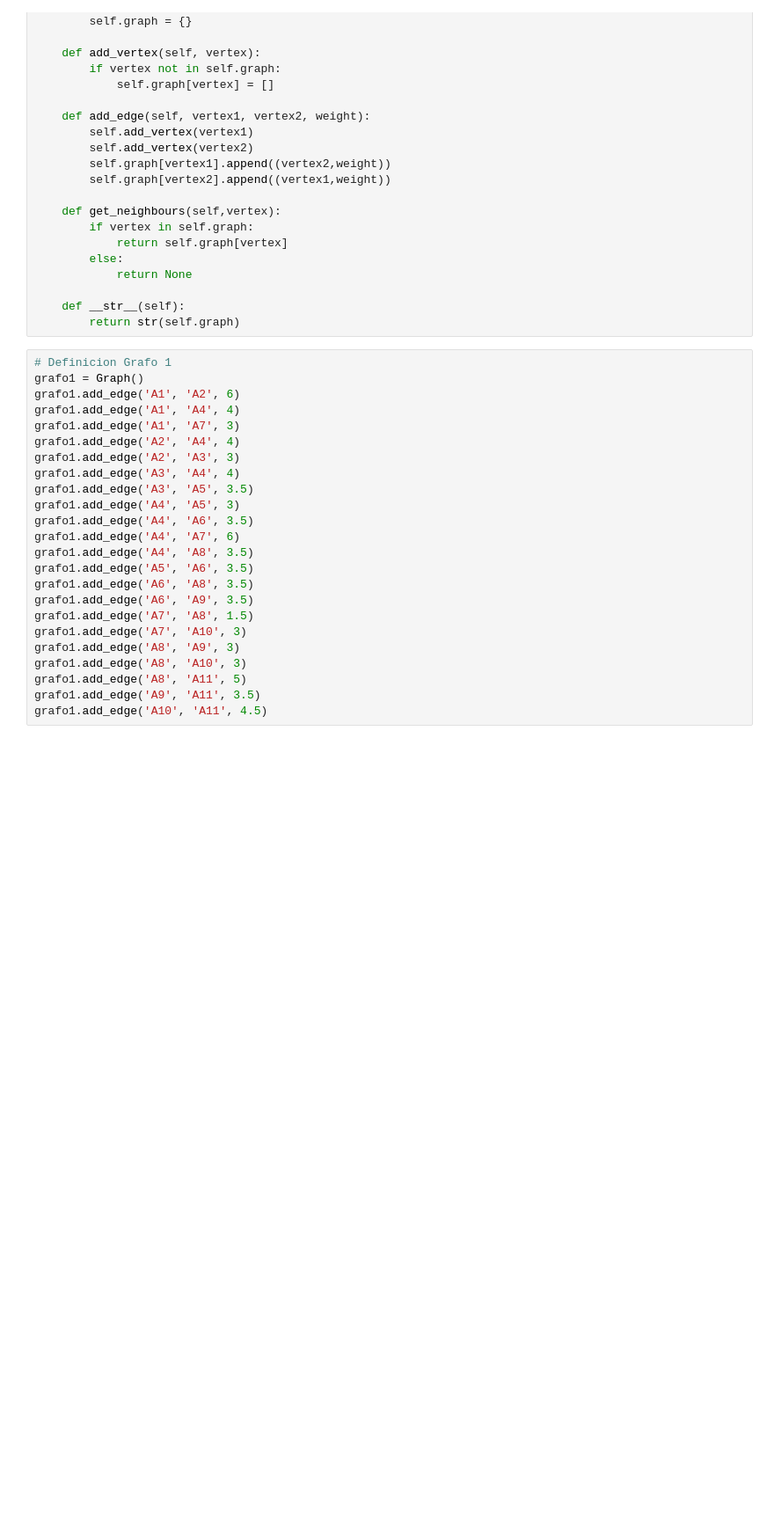
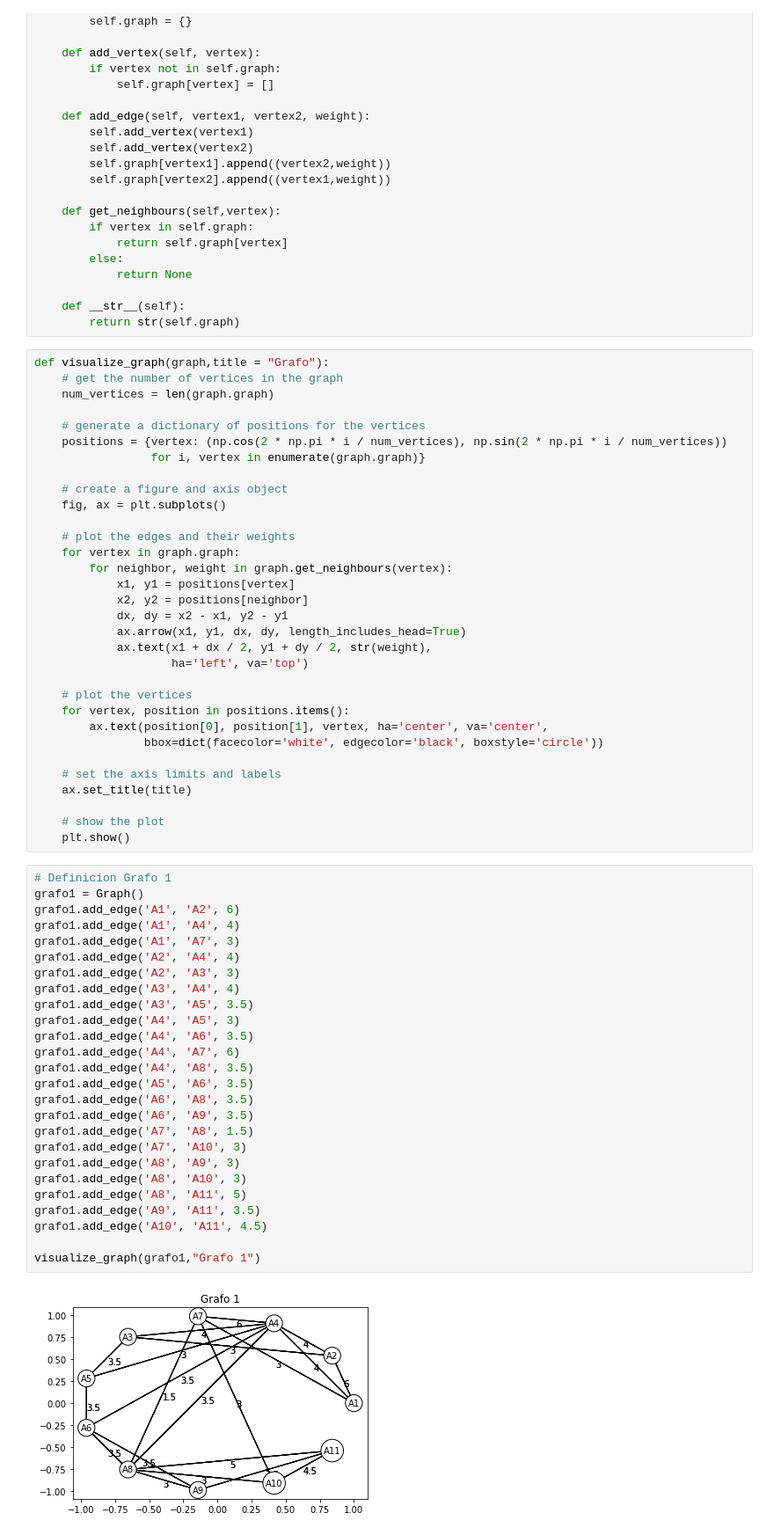
Before and after one commit to Santilopezc/Proyecto-Optimizacion, a Jupyter notebook: Proyecto.ipynb, the cells around one changed output. Shown at 88% size. Drawn from its saved outputs; the diff is of its cells as text; blank space fills up the shorter version.

Commit message:
Añadida funcion para visualizacion de grafos
Añade dependencias con numpy y matplotlib, dibuja el grafo y los pesos del grafo, ejemplo añadido para los dos grafos que se crearon previamente

```diff
--- a/Proyecto.ipynb
+++ b/Proyecto.ipynb
@@ -25,30 +28,66 @@ class Graph:
 
     def __str__(self):
         return str(self.graph)
+# %%
+def visualize_graph(graph,title = "Grafo"):
+    # get the number of vertices in the graph
+    num_vertices = len(graph.graph)
+
+    # generate a dictionary of positions for the vertices
+    positions = {vertex: (np.cos(2 * np.pi * i / num_vertices), np.sin(2 * np.pi * i / num_vertices))
+                 for i, vertex in enumerate(graph.graph)}
+
+    # create a figure and axis object
+    fig, ax = plt.subplots()
+
+    # plot the edges and their weights
+    for vertex in graph.graph:
+        for neighbor, weight in graph.get_neighbours(vertex):
+            x1, y1 = positions[vertex]
+            x2, y2 = positions[neighbor]
+            dx, dy = x2 - x1, y2 - y1
+            ax.arrow(x1, y1, dx, dy, length_includes_head=True)
+            ax.text(x1 + dx / 2, y1 + dy / 2, str(weight),
+                    ha='left', va='top')
+
+    # plot the vertices
+    for vertex, position in positions.items():
+        ax.text(position[0], position[1], vertex, ha='center', va='center',
+                bbox=dict(facecolor='white', edgecolor='black', boxstyle='circle'))
+
+    # set the axis limits and labels
+    ax.set_title(title)
+
+    # show the plot
+    plt.show()
 # %%
 # Definicion Grafo 1
 grafo1 = Graph()
 grafo1.add_edge('A1', 'A2', 6)
 grafo1.add_edge('A1', 'A4', 4)
 grafo1.add_edge('A1', 'A7', 3)
 grafo1.add_edge('A2', 'A4', 4)
 grafo1.add_edge('A2', 'A3', 3)
 grafo1.add_edge('A3', 'A4', 4)
 grafo1.add_edge('A3', 'A5', 3.5)
 grafo1.add_edge('A4', 'A5', 3)
 grafo1.add_edge('A4', 'A6', 3.5)
 grafo1.add_edge('A4', 'A7', 6)
 grafo1.add_edge('A4', 'A8', 3.5)
 grafo1.add_edge('A5', 'A6', 3.5)
 grafo1.add_edge('A6', 'A8', 3.5)
 grafo1.add_edge('A6', 'A9', 3.5)
 grafo1.add_edge('A7', 'A8', 1.5)
 grafo1.add_edge('A7', 'A10', 3)
 grafo1.add_edge('A8', 'A9', 3)
 grafo1.add_edge('A8', 'A10', 3)
 grafo1.add_edge('A8', 'A11', 5)
 grafo1.add_edge('A9', 'A11', 3.5)
 grafo1.add_edge('A10', 'A11', 4.5)
+
+visualize_graph(grafo1,"Grafo 1")
+# %% [output]
+[figure, added]
 # %%
 # Definicion Grafo 2
 # Falta definir, solo se definio bien A1
```
Also changed, not shown: parts of 2 cells of this notebook.
